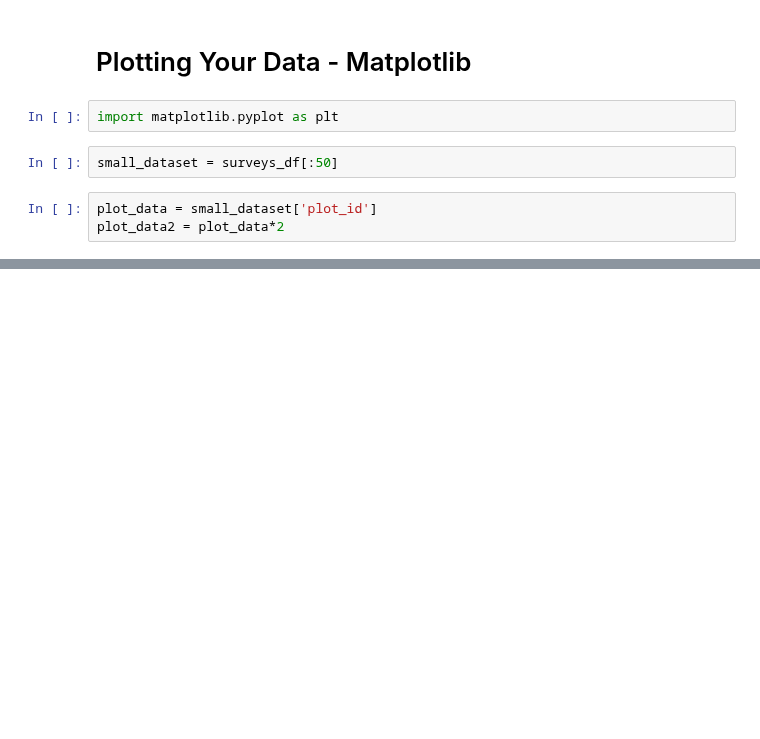
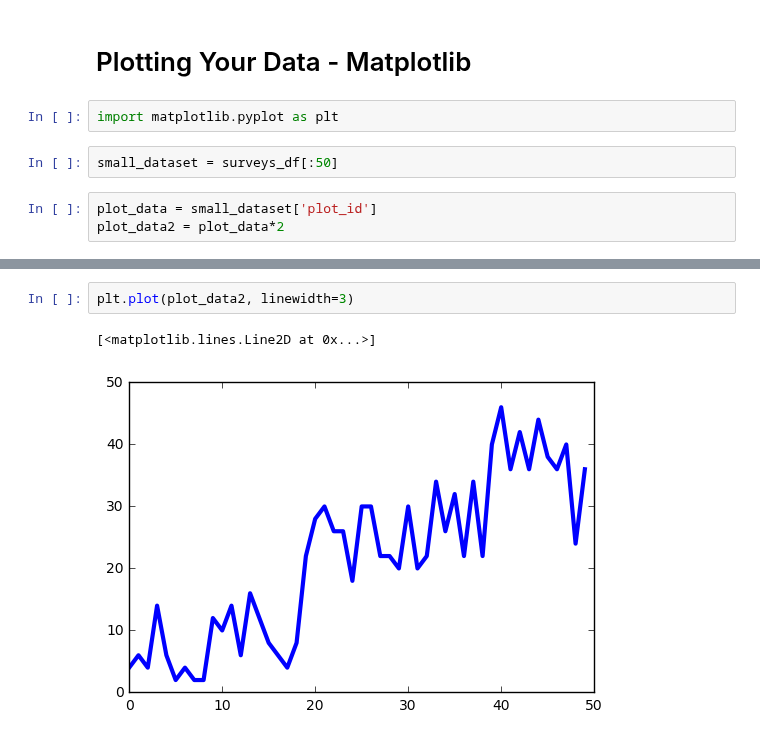
Before and after one commit to calculquebec/cq-formation-analyse-visualisation-python, a Jupyter notebook: Analyse et visualisation de donnees avec Python - Big Data 2016.ipynb, the cells around one changed output, grey strips where cells are left out. Saved outputs shown, nothing was run; the diff lists cells and outputs as text; blank space fills up the shorter version.

```diff
--- a/Analyse et visualisation de donnees avec Python - Big Data 2016.ipynb
+++ b/Analyse et visualisation de donnees avec Python - Big Data 2016.ipynb
@@ -751,0 +752,5 @@ plt.savefig('myplot.pdf')
+# %%
+plt.plot(plot_data2, linewidth=3)
+# %% [output]
+[<matplotlib.lines.Line2D at 0x...>]
+[figure, added]
```
Also changed, not shown: parts of 3 cells of this notebook.
